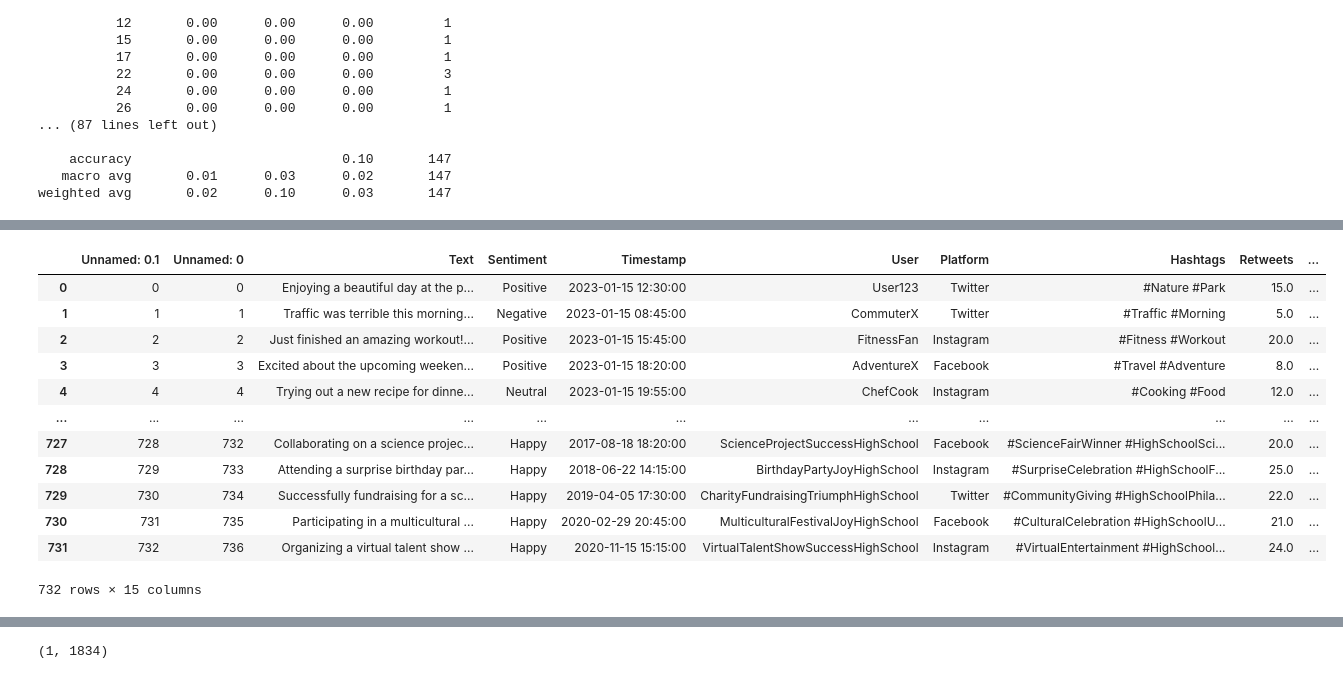
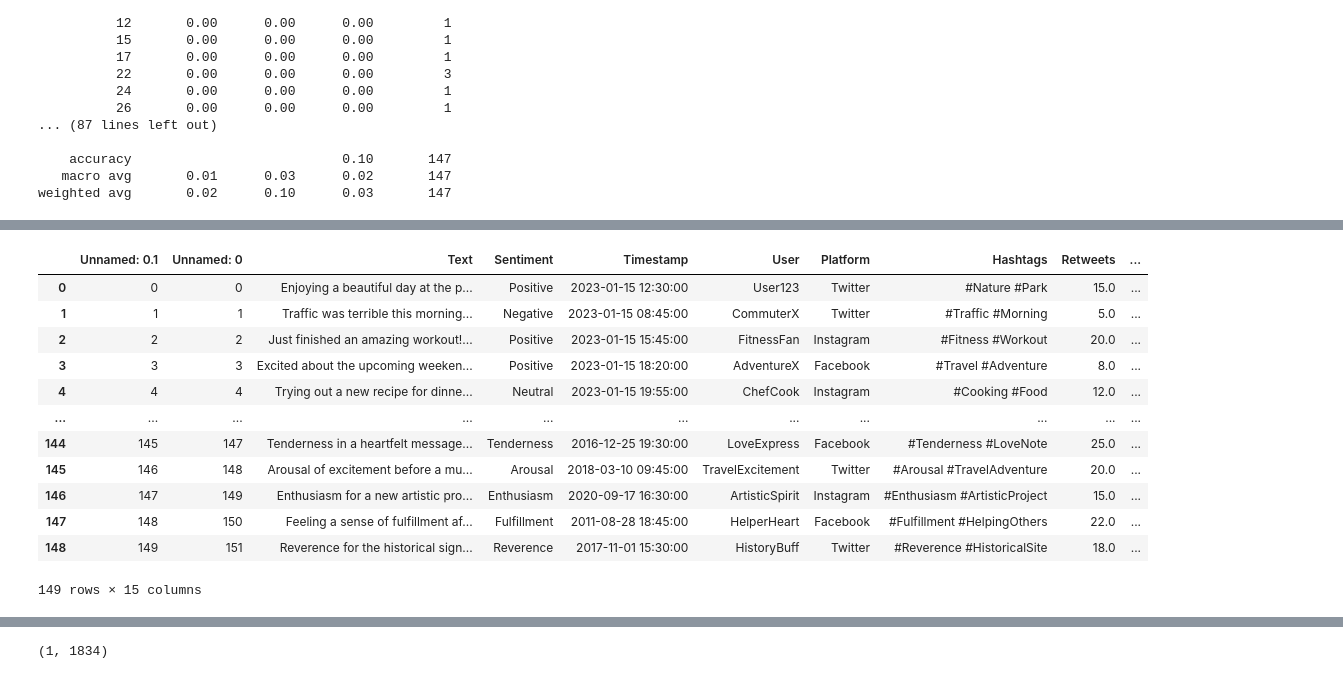
Before and after one commit to hsahbuSM/SENTIMENT-ANALYSIS, a Jupyter notebook: SENTIMENT_DATASET.ipynb, the cells around one changed output, grey strips where cells are left out. Cells and saved outputs as stored; diff of their text form; code cells hidden in the pictures.

```diff
--- a/SENTIMENT_DATASET.ipynb
+++ b/SENTIMENT_DATASET.ipynb
@@ -205,19 +272,19 @@ print(classification_report(y_test, y_pred))
 weighted avg       0.24      0.29      0.24       147
 # %%
 test_data = pd.read_csv('/content/sentimentdataset.csv')
-test_data
+test_data.head(149)
 # %% [output]
 |  | Unnamed: 0.1 | Unnamed: 0 | Text | Sentiment | Timestamp | User | Platform | Hashtags | Retweets | ... |
 | 0 | 0 | 0 | Enjoying a beautiful day at the p... | Positive | 2023-01-15 12:30:00 | User123 | Twitter | #Nature #Park | 15.0 | ... |
 | 1 | 1 | 1 | Traffic was terrible this morning... | Negative | 2023-01-15 08:45:00 | CommuterX | Twitter | #Traffic #Morning | 5.0 | ... |
 | 2 | 2 | 2 | Just finished an amazing workout!... | Positive | 2023-01-15 15:45:00 | FitnessFan | Instagram | #Fitness #Workout | 20.0 | ... |
 | 3 | 3 | 3 | Excited about the upcoming weeken... | Positive | 2023-01-15 18:20:00 | AdventureX | Facebook | #Travel #Adventure | 8.0 | ... |
 | 4 | 4 | 4 | Trying out a new recipe for dinne... | Neutral | 2023-01-15 19:55:00 | ChefCook | Instagram | #Cooking #Food | 12.0 | ... |
 | ... | ... | ... | ... | ... | ... | ... | ... | ... | ... | ... |
-| 727 | 728 | 732 | Collaborating on a science projec... | Happy | 2017-08-18 18:20:00 | ScienceProjectSuccessHighSchool | Facebook | #ScienceFairWinner #HighSchoolSci... | 20.0 | ... |
-| 728 | 729 | 733 | Attending a surprise birthday par... | Happy | 2018-06-22 14:15:00 | BirthdayPartyJoyHighSchool | Instagram | #SurpriseCelebration #HighSchoolF... | 25.0 | ... |
-| 729 | 730 | 734 | Successfully fundraising for a sc... | Happy | 2019-04-05 17:30:00 | CharityFundraisingTriumphHighSchool | Twitter | #CommunityGiving #HighSchoolPhila... | 22.0 | ... |
-| 730 | 731 | 735 | Participating in a multicultural ... | Happy | 2020-02-29 20:45:00 | MulticulturalFestivalJoyHighSchool | Facebook | #CulturalCelebration #HighSchoolU... | 21.0 | ... |
-| 731 | 732 | 736 | Organizing a virtual talent show ... | Happy | 2020-11-15 15:15:00 | VirtualTalentShowSuccessHighSchool | Instagram | #VirtualEntertainment #HighSchool... | 24.0 | ... |
+| 144 | 145 | 147 | Tenderness in a heartfelt message... | Tenderness | 2016-12-25 19:30:00 | LoveExpress | Facebook | #Tenderness #LoveNote | 25.0 | ... |
+| 145 | 146 | 148 | Arousal of excitement before a mu... | Arousal | 2018-03-10 09:45:00 | TravelExcitement | Twitter | #Arousal #TravelAdventure | 20.0 | ... |
+| 146 | 147 | 149 | Enthusiasm for a new artistic pro... | Enthusiasm | 2020-09-17 16:30:00 | ArtisticSpirit | Instagram | #Enthusiasm #ArtisticProject | 15.0 | ... |
+| 147 | 148 | 150 | Feeling a sense of fulfillment af... | Fulfillment | 2011-08-28 18:45:00 | HelperHeart | Facebook | #Fulfillment #HelpingOthers | 22.0 | ... |
+| 148 | 149 | 151 | Reverence for the historical sign... | Reverence | 2017-11-01 15:30:00 | HistoryBuff | Twitter | #Reverence #HistoricalSite | 18.0 | ... |
-732 rows × 15 columns
+149 rows × 15 columns
 # %%
```
Also changed, not shown: parts of 17 cells of this notebook.
